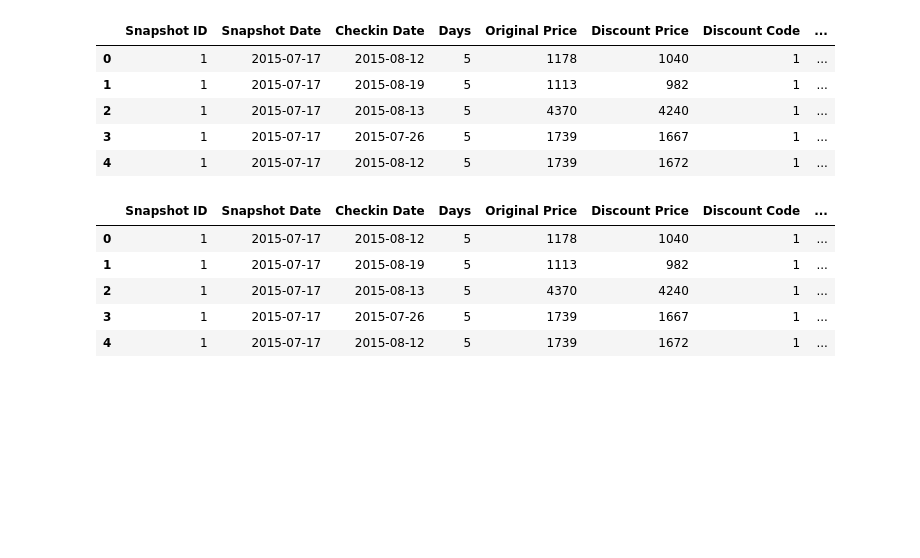
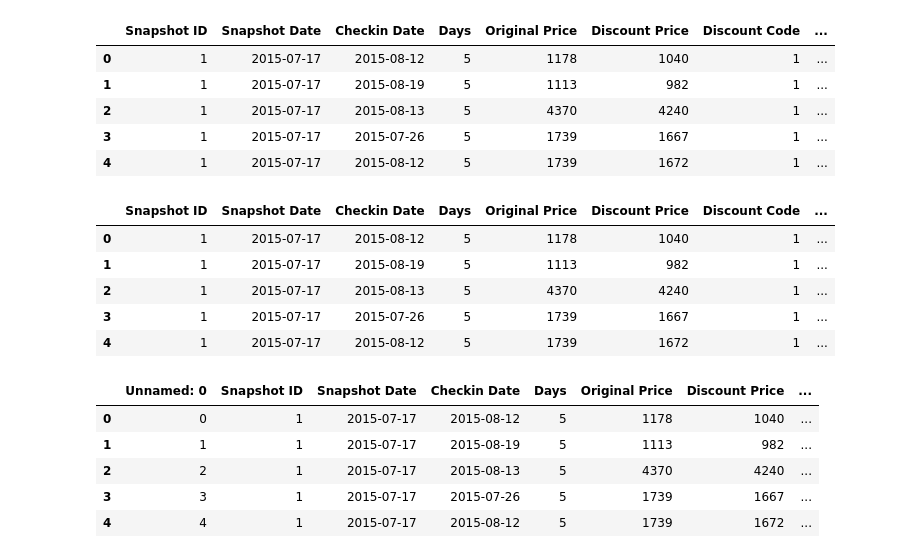
Before and after one commit to yifatBi/DateScience, a Jupyter notebook: DateScience.ipynb, the cells around one changed output. Drawn from its saved outputs; the diff is of its cells as text; code cells hidden in the pictures; blank space fills up the shorter version.

Commit message:
fix order running and add head to the exported file

```diff
--- a/DateScience.ipynb
+++ b/DateScience.ipynb
@@ -78,3 +78,12 @@ data_frame.head()
 | 4 | 1 | 2015-07-17 | 2015-08-12 | 5 | 1739 | 1672 | 1 | ... |
 # %%
 data_frame.to_csv('Hotels_data_Changed.csv')
+# %%
+pd.read_csv('Hotels_data_Changed.csv').head()
+# %% [output]
+|  | Unnamed: 0 | Snapshot ID | Snapshot Date | Checkin Date | Days | Original Price | Discount Price | ... |
+| 0 | 0 | 1 | 2015-07-17 | 2015-08-12 | 5 | 1178 | 1040 | ... |
+| 1 | 1 | 1 | 2015-07-17 | 2015-08-19 | 5 | 1113 | 982 | ... |
+| 2 | 2 | 1 | 2015-07-17 | 2015-08-13 | 5 | 4370 | 4240 | ... |
+| 3 | 3 | 1 | 2015-07-17 | 2015-07-26 | 5 | 1739 | 1667 | ... |
+| 4 | 4 | 1 | 2015-07-17 | 2015-08-12 | 5 | 1739 | 1672 | ... |
```
Also changed, not shown: parts of 1 cell of this notebook.
